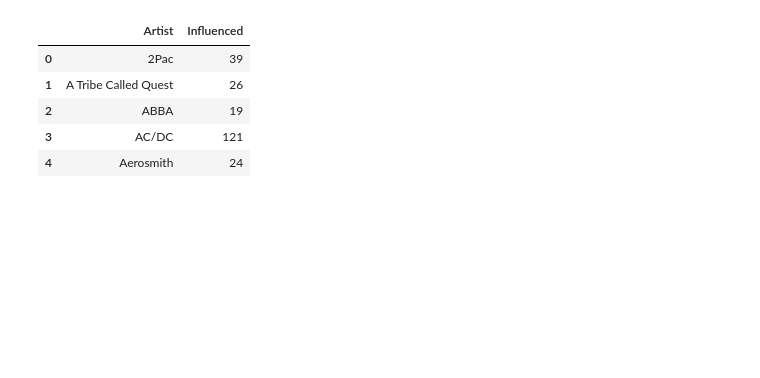
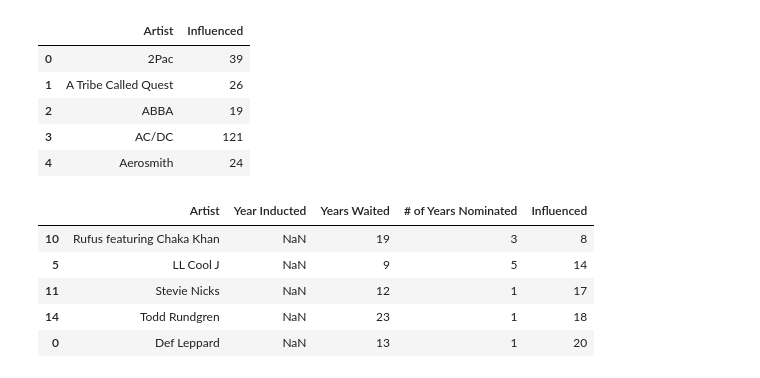
Before and after one commit to mborenstein128/Rock_Hall, a Jupyter notebook: 2019_class.ipynb, the cells around one changed output. Saved outputs shown, nothing was run; the diff lists cells and outputs as text; code cells hidden in the pictures; blank space fills up the shorter version.

```diff
--- a/2019_class.ipynb
+++ b/2019_class.ipynb
@@ -20,9 +25,16 @@ infl_df.head()
 | 3 | AC/DC | 121 |
 | 4 | Aerosmith | 24 |
 # %%
-rnr_df = pd.merge(hof_df, infl_df, on="Artist", how="left")
+rnr_df = pd.merge(hof3_df, infl_df, on="Artist", how="left")
 rnr_df = rnr_df.sort_values(by=["Influenced"])
 rnr_df.head()
+# %% [output]
+|  | Artist | Year Inducted | Years Waited | # of Years Nominated | Influenced |
+| 10 | Rufus featuring Chaka Khan | NaN | 19 | 3 | 8 |
+| 5 | LL Cool J | NaN | 9 | 5 | 14 |
+| 11 | Stevie Nicks | NaN | 12 | 1 | 17 |
+| 14 | Todd Rundgren | NaN | 23 | 1 | 18 |
+| 0 | Def Leppard | NaN | 13 | 1 | 20 |
 # %%
 uss_df = pd.read_csv("Album sales US.csv")
 rnr_df = pd.merge(rnr_df, uss_df, on="Artist", how="left")
```
Also changed, not shown: parts of 7 cells of this notebook, 7 other files.
